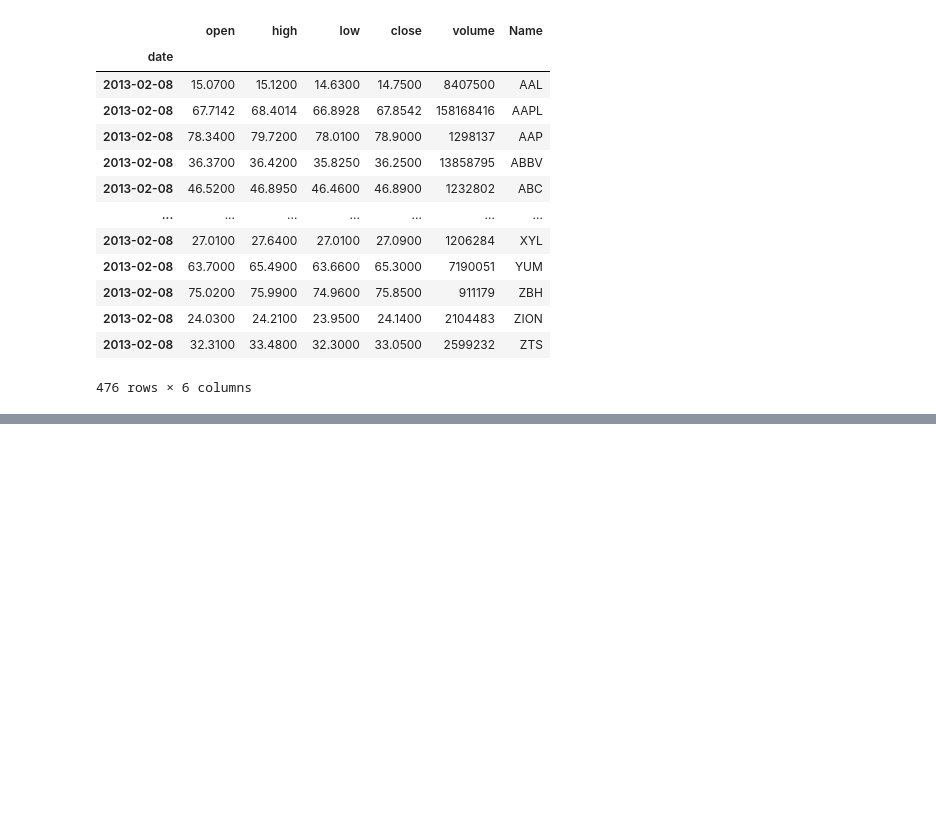
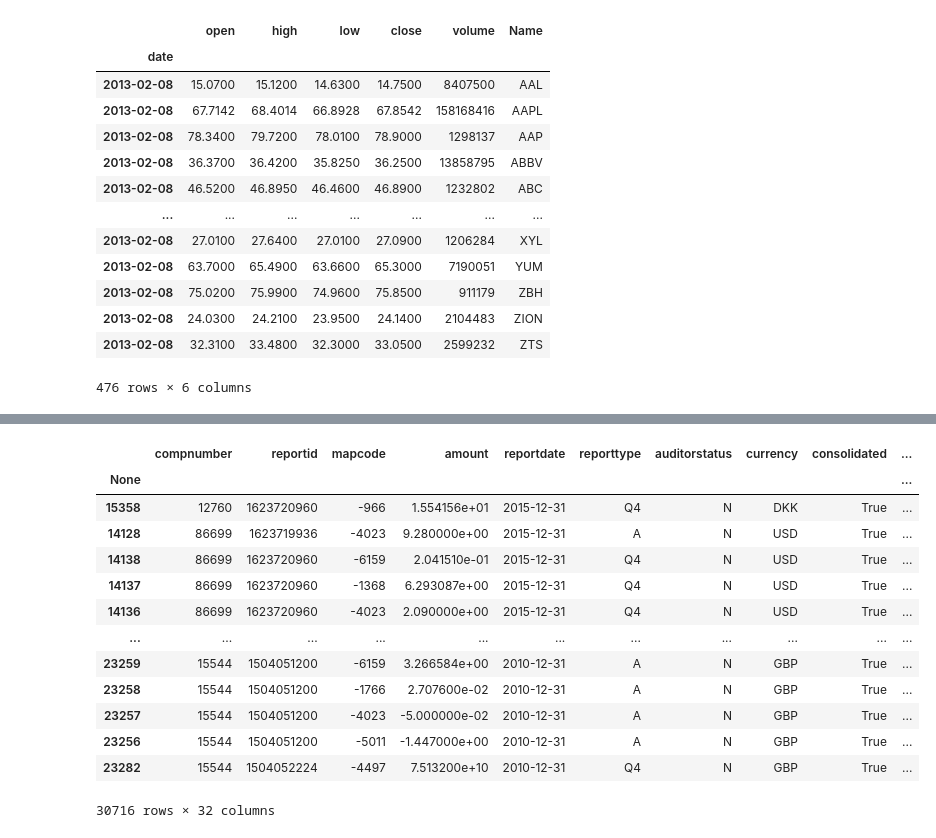
Before and after one commit to GabrielSGoncalves/serverless_etl_medium, a Jupyter notebook: serveless_ETL_using_Amazon_Lambda.ipynb, the cells around one changed output, grey strips where cells are left out. Cells and saved outputs as stored; diff of their text form; code cells hidden in the pictures; blank space fills up the shorter version.

```diff
--- a/serveless_ETL_using_Amazon_Lambda.ipynb
+++ b/serveless_ETL_using_Amazon_Lambda.ipynb
@@ -41,0 +122,17 @@ df_sp500.loc['2013-02-08']
+# %%
+data.sort_values(by='reportdate', axis=0, ascending=False)
+# %% [output]
+|  | compnumber | reportid | mapcode | amount | reportdate | reporttype | auditorstatus | currency | consolidated | ... |
+| None |  |  |  |  |  |  |  |  |  | ... |
+| 15358 | 12760 | 1623720960 | -966 | 1.554156e+01 | 2015-12-31 | Q4 | N | DKK | True | ... |
+| 14128 | 86699 | 1623719936 | -4023 | 9.280000e+00 | 2015-12-31 | A | N | USD | True | ... |
+| 14138 | 86699 | 1623720960 | -6159 | 2.041510e-01 | 2015-12-31 | Q4 | N | USD | True | ... |
+| 14137 | 86699 | 1623720960 | -1368 | 6.293087e+00 | 2015-12-31 | Q4 | N | USD | True | ... |
+| 14136 | 86699 | 1623720960 | -4023 | 2.090000e+00 | 2015-12-31 | Q4 | N | USD | True | ... |
+| ... | ... | ... | ... | ... | ... | ... | ... | ... | ... | ... |
+| 23259 | 15544 | 1504051200 | -6159 | 3.266584e+00 | 2010-12-31 | A | N | GBP | True | ... |
+| 23258 | 15544 | 1504051200 | -1766 | 2.707600e-02 | 2010-12-31 | A | N | GBP | True | ... |
+| 23257 | 15544 | 1504051200 | -4023 | -5.000000e-02 | 2010-12-31 | A | N | GBP | True | ... |
+| 23256 | 15544 | 1504051200 | -5011 | -1.447000e+00 | 2010-12-31 | A | N | GBP | True | ... |
+| 23282 | 15544 | 1504052224 | -4497 | 7.513200e+10 | 2010-12-31 | Q4 | N | GBP | True | ... |
+30716 rows × 32 columns
```
Also changed, not shown: parts of 18 cells of this notebook.
